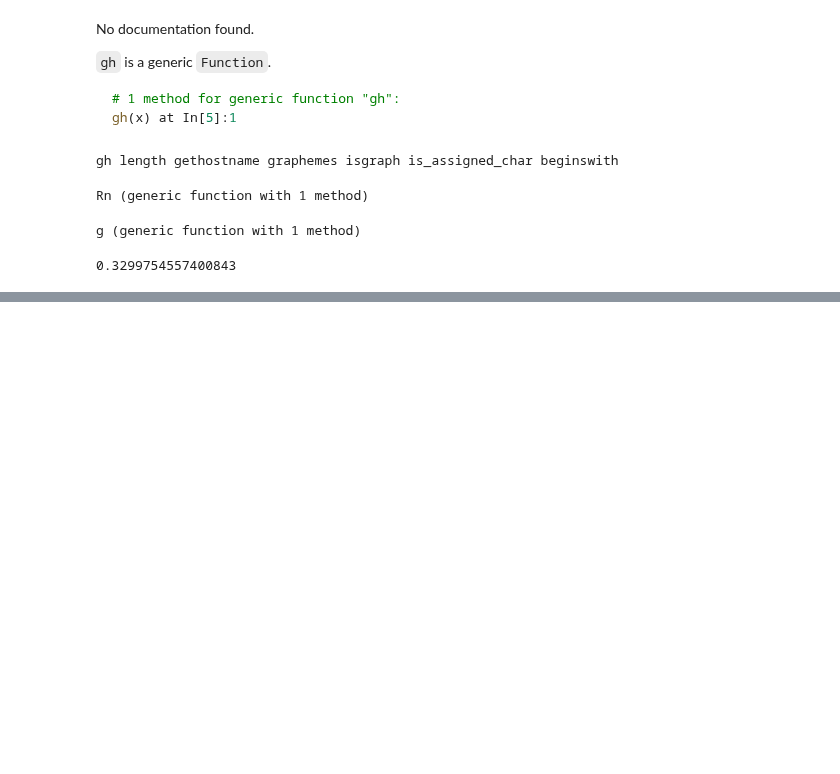
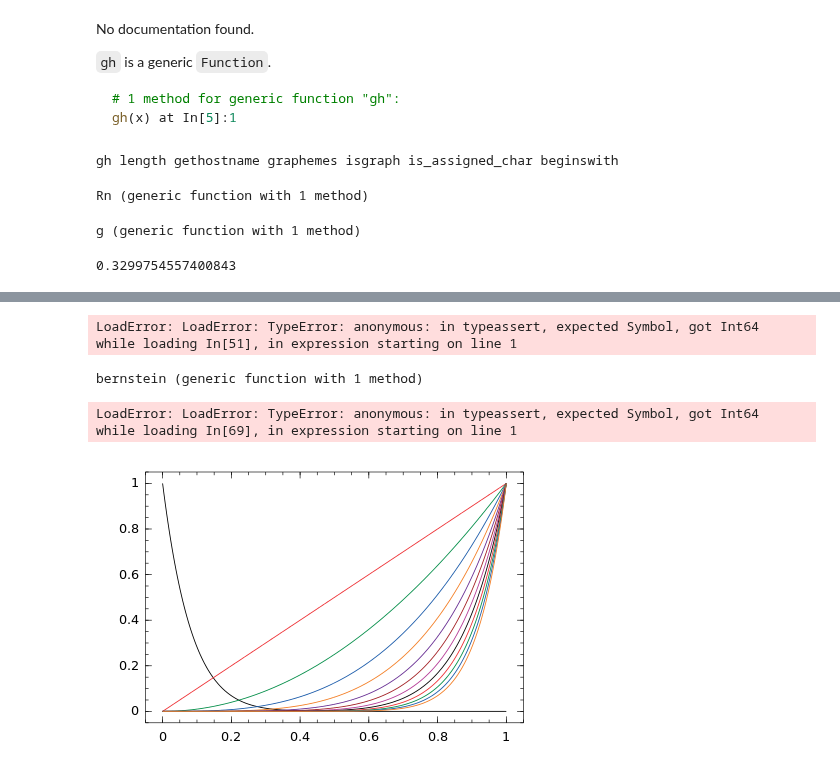
Before and after one commit to JuliaLangPt/tutorial_PT_BR, a Jupyter notebook: so-teste.ipynb, the cells around one changed output, grey strips where cells are left out. Drawn from its saved outputs; the diff is of its cells as text; code cells hidden in the pictures; blank space fills up the shorter version.

```diff
--- a/so-teste.ipynb
+++ b/so-teste.ipynb
@@ -188,0 +240,30 @@ Rn(g, 10) # run the integral with 10 points,
+# %%
+x = collect(1:10;1:10);
+# %% [output]
+LoadError: LoadError: TypeError: anonymous: in typeassert, expected Symbol, got Int64
+while loading In[51], in expression starting on line 1
+# %%
+function bernstein(x,n)
+    x = x[:]
+    B = zeros(length(x),n+1)
+    B[:,1] = 1
+    for k = collect(2:n+1)
+        B[:,k] = x.*B[:,k-1]
+        for j = collect(length(k)-1:-1:2)
+            B[:,j] = x.*B[:,j-1] + [1-x].*B[:,j]
+        end
+        B[:,1] = (1-x).*B[:,1]
+    end
+    return B
+end
+# %% [output]
+bernstein (generic function with 1 method)
+# %%
+n = collect(1:12 ; 11:-1:2)
+# %% [output]
+LoadError: LoadError: TypeError: anonymous: in typeassert, expected Symbol, got Int64
+while loading In[69], in expression starting on line 1
+# %%
+Winston.plot(x,bernstein(x,12))
+# %% [output]
+[figure, added]
```
Also changed, not shown: parts of 19 cells of this notebook, 14 other files.
